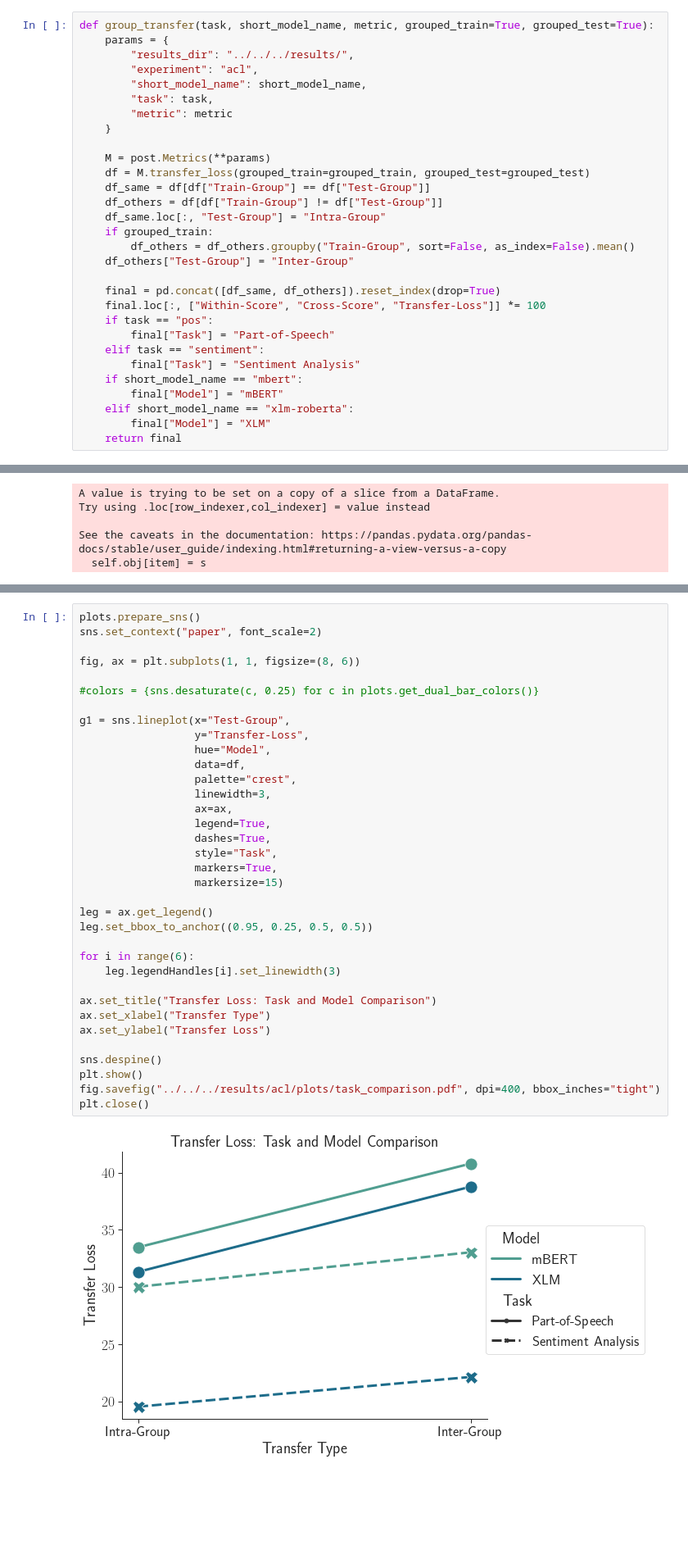
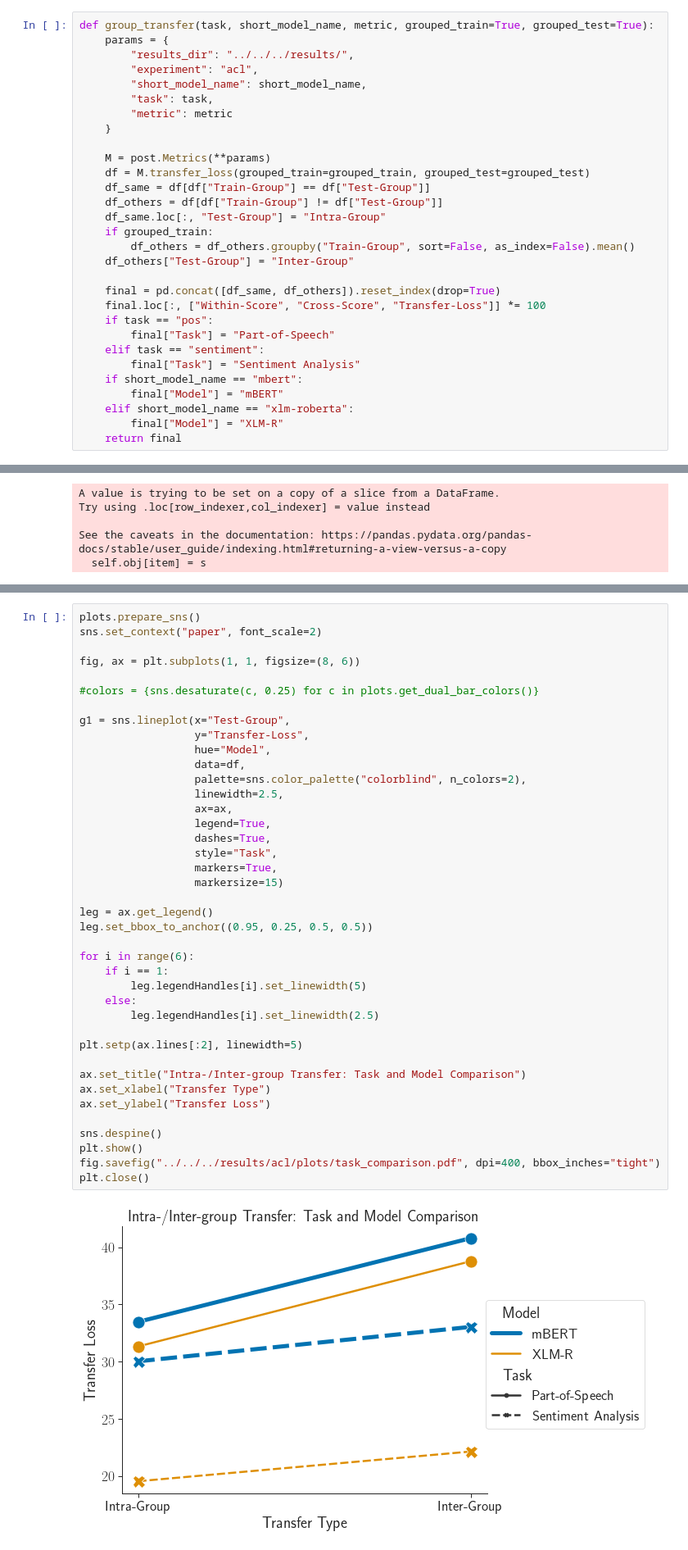
Before and after one commit to jerbarnes/typology_of_crosslingual, a Jupyter notebook: analysis/plotting/acl/Task_comparison.ipynb, the cells around one changed output, grey strips where cells are left out. Shown: that part at 82% size. Cells and saved outputs as stored; diff of their text form; blank space fills up the shorter version.

Commit message:
Renamed XLM to XLM-R, changed color palette and style

```diff
--- a/analysis/plotting/acl/Task_comparison.ipynb
+++ b/analysis/plotting/acl/Task_comparison.ipynb
@@ -36,7 +36,7 @@ def group_transfer(task, short_model_name, metric, grouped_train=True, grouped_t
     if short_model_name == "mbert":
         final["Model"] = "mBERT"
     elif short_model_name == "xlm-roberta":
-        final["Model"] = "XLM"
+        final["Model"] = "XLM-R"
     return final
 # %%
 df = pd.DataFrame()
@@ -69,38 +69,43 @@ plots.prepare_sns()
 sns.set_context("paper", font_scale=2)
 
 fig, ax = plt.subplots(1, 1, figsize=(8, 6))
 
 #colors = {sns.desaturate(c, 0.25) for c in plots.get_dual_bar_colors()}
 
 g1 = sns.lineplot(x="Test-Group",
                   y="Transfer-Loss",
                   hue="Model",
                   data=df,
-                  palette="crest",
-                  linewidth=3,
+                  palette=sns.color_palette("colorblind", n_colors=2),
+                  linewidth=2.5,
                   ax=ax,
                   legend=True,
                   dashes=True,
                   style="Task",
                   markers=True,
                   markersize=15)
 
 leg = ax.get_legend()
 leg.set_bbox_to_anchor((0.95, 0.25, 0.5, 0.5))
 
 for i in range(6):
-    leg.legendHandles[i].set_linewidth(3)
+    if i == 1:
+        leg.legendHandles[i].set_linewidth(5)
+    else:
+        leg.legendHandles[i].set_linewidth(2.5)
 
-ax.set_title("Transfer Loss: Task and Model Comparison")
+plt.setp(ax.lines[:2], linewidth=5)
+
+ax.set_title("Intra-/Inter-group Transfer: Task and Model Comparison")
 ax.set_xlabel("Transfer Type")
 ax.set_ylabel("Transfer Loss")
 
 sns.despine()
 plt.show()
 fig.savefig("../../../results/acl/plots/task_comparison.pdf", dpi=400, bbox_inches="tight")
 plt.close()
 # %% [output]
-[figure, old version]
+[figure, new version]
 # %%
 df = pd.DataFrame()
 
```
Also changed, not shown: parts of 1 cell of this notebook, 1 other file.
